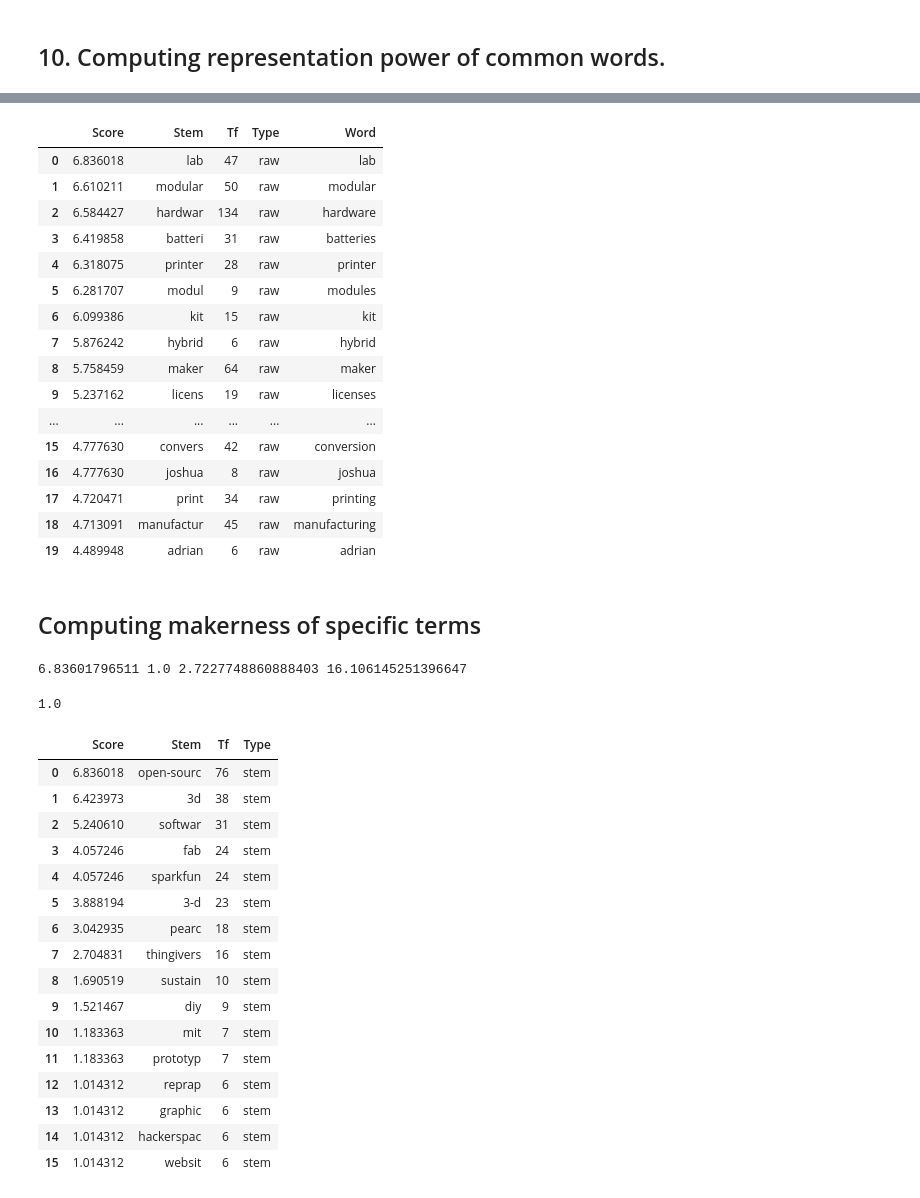
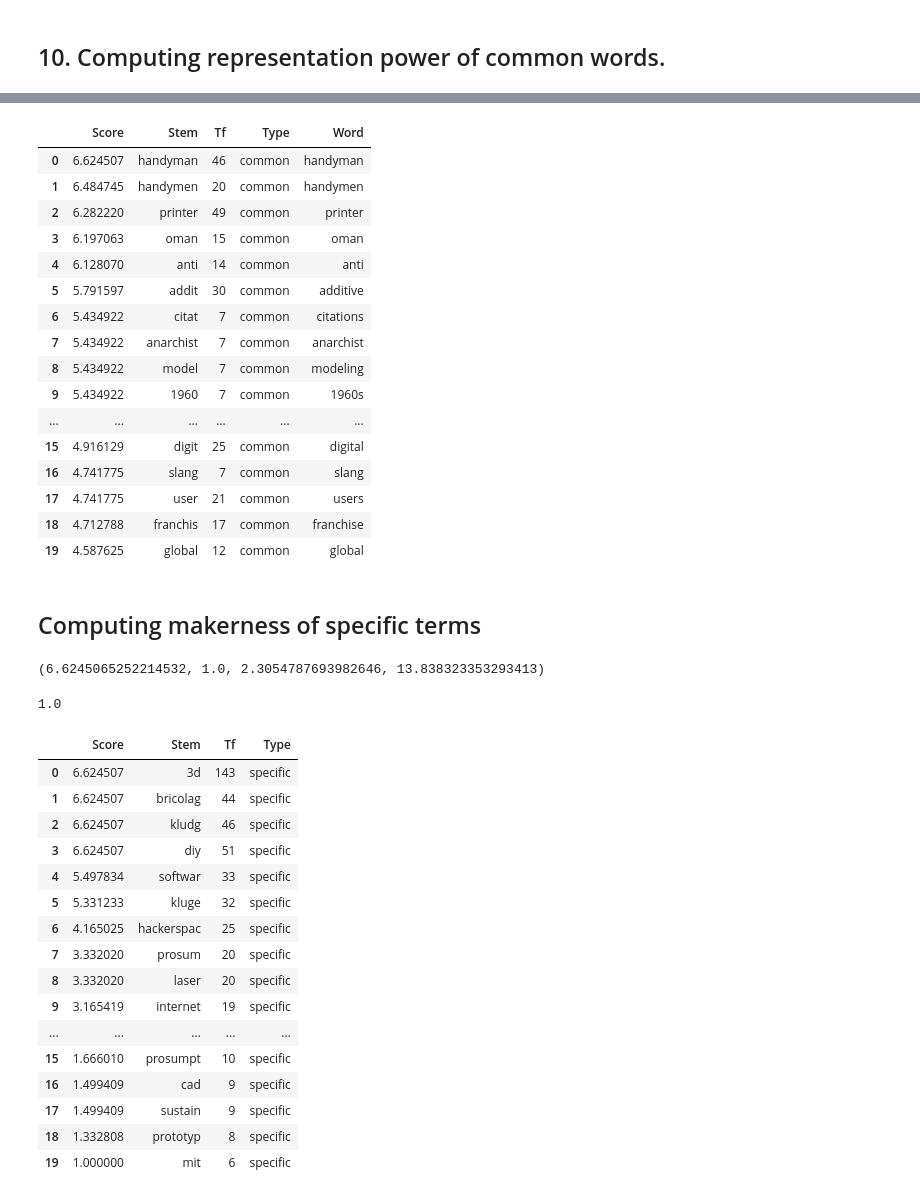
Before and after one commit to bulentozel/OpenMaker, a Jupyter notebook: Semantics/wopen_maker_langs.ipynb, the cells around one changed output, grey strips where cells are left out. Saved outputs shown, nothing was run; the diff lists cells and outputs as text; code cells hidden in the pictures.

```diff
--- a/Semantics/wopen_maker_langs.ipynb
+++ b/Semantics/wopen_maker_langs.ipynb
@@ -389,4 +423,4 @@ pp.pprint(sorted(input_freq_dist.items(), key=lambda x:x[1], reverse=True))
 # %%
-common_words = [w for w in input_freq_dist.keys() & english_freq_dist.keys()]
+common_words = [w for w in set(input_freq_dist.keys()) & set(english_freq_dist.keys())]
 print(len(common_words))
 # %% [output]
@@ -417,7 +451,7 @@ pp.pprint(common_words)
 This specific set will be incorporated later below.
 # %%
 input_specifics = dict()
-for w in set(input_freq_dist.keys() - english_freq_dist.keys()):
+for w in set(input_freq_dist.keys()) - set(english_freq_dist.keys()):
     input_specifics[w] = input_freq_dist[w]
 # %%
 print(len(input_specifics))
@@ -562,11 +667,14 @@ word = []
 freq = []
 score = []
 # common_words = [w[0] for w in common_words]
+nEng = 1.0 * n_english
+nInp = 1.0 * n_input
 for w in common_words:
     # Consider only words whose charcater length is larger than 1
     if len(w) > 1:
         # Log likelihood scores are computed:
-        s = log((input_freq_dist[w] / n_input) / (english_freq_dist[w] / n_english))
+        print(w, input_freq_dist[w], english_freq_dist[w])
+        s = log((input_freq_dist[w] / nInp) / (english_freq_dist[w] / nEng))
         f = input_freq_dist[w]
         word.append(w)
         freq.append(f)
@@ -574,31 +700,31 @@ for w in common_words:
 # %%
 m = pd.Series(score)
 f = pd.Series(freq)
 k = pd.Series(word)
 stem = k.apply(stemmer.stem)
-scoring = len(k) * ['raw']
+scoring = len(k) * ['common']
 df_common = pd.DataFrame({'Word':k, 'Stem':stem, 'Score':m,'Tf':f, 'Type':scoring})
 df_common.sort_values(by='Score', ascending=False, inplace = True)
 df_common.reset_index(inplace=True, drop=True)
 df_common.head(20)
 # %% [output]
 |  | Score | Stem | Tf | Type | Word |
-| 0 | 6.836018 | lab | 47 | raw | lab |
-| 1 | 6.610211 | modular | 50 | raw | modular |
-| 2 | 6.584427 | hardwar | 134 | raw | hardware |
-| 3 | 6.419858 | batteri | 31 | raw | batteries |
-| 4 | 6.318075 | printer | 28 | raw | printer |
-| 5 | 6.281707 | modul | 9 | raw | modules |
-| 6 | 6.099386 | kit | 15 | raw | kit |
-| 7 | 5.876242 | hybrid | 6 | raw | hybrid |
-| 8 | 5.758459 | maker | 64 | raw | maker |
-| 9 | 5.237162 | licens | 19 | raw | licenses |
+| 0 | 6.624507 | handyman | 46 | common | handyman |
+| 1 | 6.484745 | handymen | 20 | common | handymen |
+| 2 | 6.282220 | printer | 49 | common | printer |
+| 3 | 6.197063 | oman | 15 | common | oman |
+| 4 | 6.128070 | anti | 14 | common | anti |
+| 5 | 5.791597 | addit | 30 | common | additive |
+| 6 | 5.434922 | citat | 7 | common | citations |
+| 7 | 5.434922 | anarchist | 7 | common | anarchist |
+| 8 | 5.434922 | model | 7 | common | modeling |
+| 9 | 5.434922 | 1960 | 7 | common | 1960s |
 | ... | ... | ... | ... | ... | ... |
-| 15 | 4.777630 | convers | 42 | raw | conversion |
-| 16 | 4.777630 | joshua | 8 | raw | joshua |
-| 17 | 4.720471 | print | 34 | raw | printing |
-| 18 | 4.713091 | manufactur | 45 | raw | manufacturing |
-| 19 | 4.489948 | adrian | 6 | raw | adrian |
+| 15 | 4.916129 | digit | 25 | common | digital |
+| 16 | 4.741775 | slang | 7 | common | slang |
+| 17 | 4.741775 | user | 21 | common | users |
+| 18 | 4.712788 | franchis | 17 | common | franchise |
+| 19 | 4.587625 | global | 12 | common | global |
 # %% [markdown]
 ## Computing makerness of specific terms
 # %%
@@ -608,7 +734,7 @@ mean_w = df_common.Score[df_common.Score > threshold_score].mean()
 mean_f = df_common.Tf[df_common.Score > threshold_score].mean()
 print(max_score, threshold_score, mean_w, mean_f)
 # %% [output]
-6.83601796511 1.0 2.7227748860888403 16.106145251396647
+(6.6245065252214532, 1.0, 2.3054787693982646, 13.838323353293413)
 # %%
 def compute_speficif_score(f, maxw=10, minw=1, mean_w=3.0, mean_f=25.0):
     return(max(min((f / mean_f) * mean_w, maxw), minw))
@@ -628,29 +754,29 @@ for k, v in specific_wset_stems_selected.items():
 m = pd.Series(score)
 f = pd.Series(freq)
 stem = pd.Series(stem)
-scoring = len(m) * ['stem']
+scoring = len(m) * ['specific']
 df_exclusive= pd.DataFrame({'Stem':stem, 'Score':m,'Tf':f, 'Type':scoring})
 df_exclusive.sort_values(by='Score', ascending=False, inplace = True)
 df_exclusive.reset_index(inplace=True, drop=True)
 df_exclusive.head(20)
 # %% [output]
 |  | Score | Stem | Tf | Type |
-| 0 | 6.836018 | open-sourc | 76 | stem |
-| 1 | 6.423973 | 3d | 38 | stem |
-| 2 | 5.240610 | softwar | 31 | stem |
-| 3 | 4.057246 | fab | 24 | stem |
-| 4 | 4.057246 | sparkfun | 24 | stem |
-| 5 | 3.888194 | 3-d | 23 | stem |
-| 6 | 3.042935 | pearc | 18 | stem |
-| 7 | 2.704831 | thingivers | 16 | stem |
-| 8 | 1.690519 | sustain | 10 | stem |
-| 9 | 1.521467 | diy | 9 | stem |
-| 10 | 1.183363 | mit | 7 | stem |
-| 11 | 1.183363 | prototyp | 7 | stem |
-| 12 | 1.014312 | reprap | 6 | stem |
-| 13 | 1.014312 | graphic | 6 | stem |
-| 14 | 1.014312 | hackerspac | 6 | stem |
-| 15 | 1.014312 | websit | 6 | stem |
+| 0 | 6.624507 | 3d | 143 | specific |
+| 1 | 6.624507 | bricolag | 44 | specific |
+| 2 | 6.624507 | kludg | 46 | specific |
+| 3 | 6.624507 | diy | 51 | specific |
+| 4 | 5.497834 | softwar | 33 | specific |
+| 5 | 5.331233 | kluge | 32 | specific |
+| 6 | 4.165025 | hackerspac | 25 | specific |
+| 7 | 3.332020 | prosum | 20 | specific |
+| 8 | 3.332020 | laser | 20 | specific |
+| 9 | 3.165419 | internet | 19 | specific |
+| ... | ... | ... | ... | ... |
+| 15 | 1.666010 | prosumpt | 10 | specific |
+| 16 | 1.499409 | cad | 9 | specific |
+| 17 | 1.499409 | sustain | 9 | specific |
+| 18 | 1.332808 | prototyp | 8 | specific |
+| 19 | 1.000000 | mit | 6 | specific |
 # %%
 df_makerness = df_common.append(df_exclusive, ignore_index=True)
 df_makerness.sort_values(by='Score', ascending=False, inplace = True)
```
Also changed, not shown: parts of 45 cells of this notebook, 7 other files.
